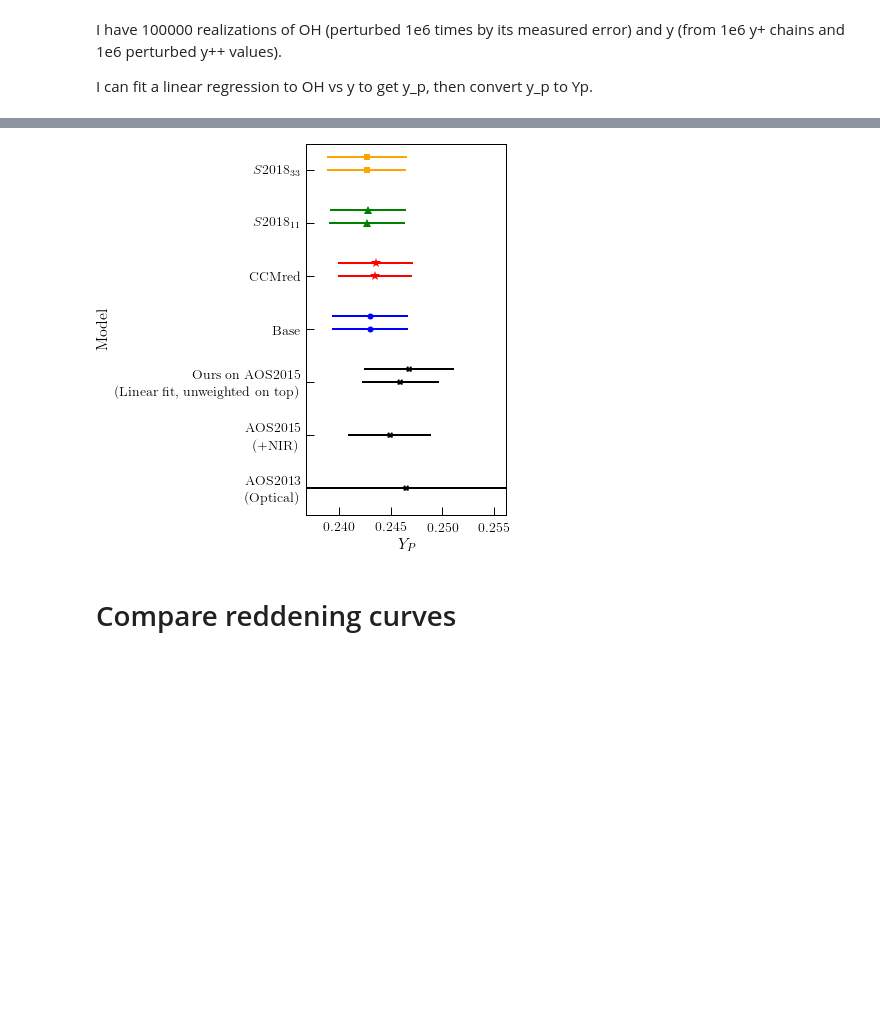
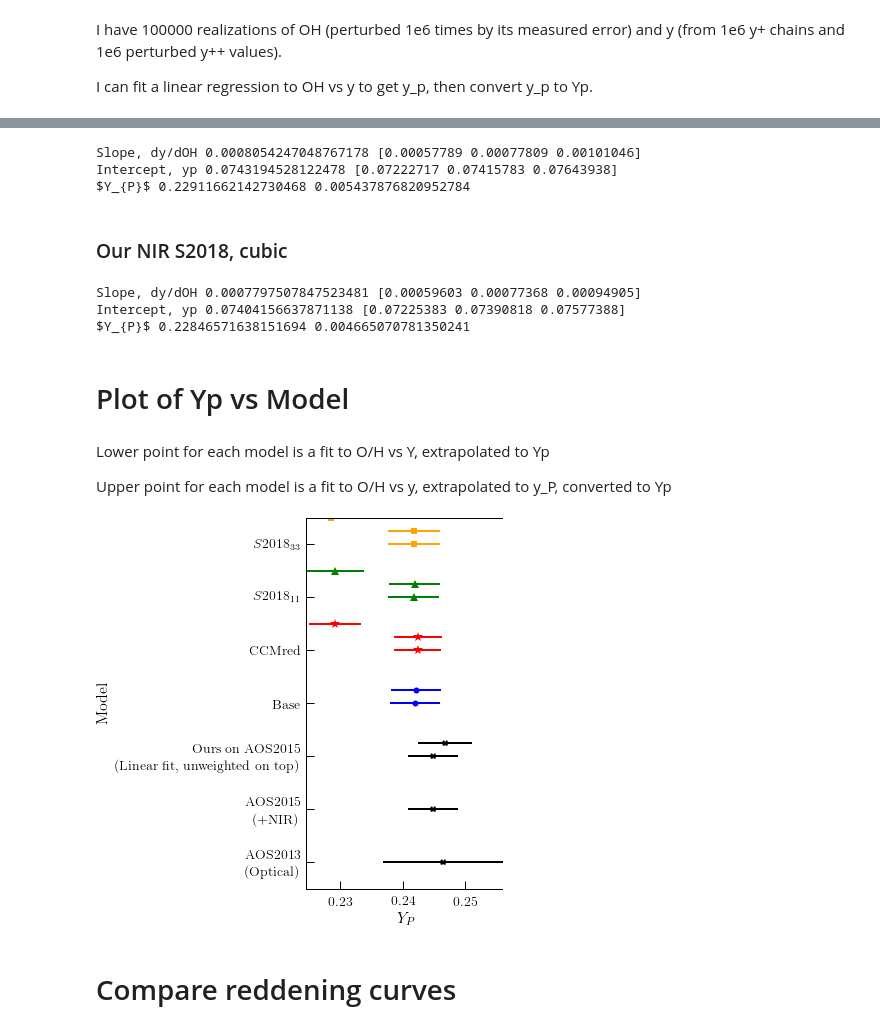
Before and after one commit to tiffanyhsyu/Yp, a Jupyter notebook: compare_MCMC_to_base.ipynb, the cells around one changed output, grey strips where cells are left out. Saved outputs shown, nothing was run; the diff lists cells and outputs as text; code cells hidden in the pictures; blank space fills up the shorter version.

```diff
--- a/compare_MCMC_to_base.ipynb
+++ b/compare_MCMC_to_base.ipynb
@@ -245,0 +283,9 @@ Tol65 [0.07091914 0.00816029 0.18257531 0.71936803 0.24501459 0.
+# %%
+nir_S2018_33_yplus = np.zeros((len(nir_qualifying),num))
+nir_S2018_33_temp = np.zeros((len(nir_qualifying),num))
+nir_S2018_33_dens = np.zeros((len(nir_qualifying),num))
+nir_S2018_33_cHb = np.zeros((len(nir_qualifying),num))
+nir_S2018_33_aH = np.zeros((len(nir_qualifying),num))
+nir_S2018_33_aHe = np.zeros((len(nir_qualifying),num))
+nir_S2018_33_tauHe = np.zeros((len(nir_qualifying),num))
+nir_S2018_33_xi = np.zeros((len(nir_qualifying),num))
@@ -724,28 +960,79 @@ $Y_{P}$ 0.24273872393068574 0.0037252529520718225
+# %%
+nir_S2018_11_yp = np.zeros(num)
+nir_S2018_11_dydOH = np.zeros(num)
+
+for n in range(num):
+    nir_S2018_11_linfit = np.polyfit(nir_OH[:,n], nir_S2018_11_y[:,n], deg=1)#,w=np.std(S2018_11_y[:,n])
+    nir_S2018_11_yp[n] = nir_S2018_11_linfit[1]
+    nir_S2018_11_dydOH[n] = nir_S2018_11_linfit[0]
+
+print ('Slope, dy/dOH', np.mean(nir_S2018_11_dydOH), np.percentile(nir_S2018_11_dydOH, [16, 50, 84], axis=0))
+print ('Intercept, yp', np.mean(nir_S2018_11_yp), np.percentile(nir_S2018_11_yp, [16, 50, 84], axis=0))
+
+nir_S2018_11_Yp2 = 4*nir_S2018_11_yp / (1 + 4*nir_S2018_11_yp)
+
+print (r'$Y_{P}$', np.mean(nir_S2018_11_Yp2), np.std(nir_S2018_11_Yp2))
+# %% [output]
+Slope, dy/dOH 0.0008054247048767178 [0.00057789 0.00077809 0.00101046]
+Intercept, yp 0.0743194528122478 [0.07222717 0.07415783 0.07643938]
+$Y_{P}$ 0.22911662142730468 0.005437876820952784
+# %% [markdown]
+### Our NIR S2018, cubic
+# %%
+nir_S2018_33_yp = np.zeros(num)
+nir_S2018_33_dydOH = np.zeros(num)
+
+for n in range(num):
+    nir_S2018_33_linfit = np.polyfit(nir_OH[:,n], nir_S2018_33_y[:,n], deg=1)#,w=np.std(S2018_33_y[:,n])
+    nir_S2018_33_yp[n] = nir_S2018_33_linfit[1]
+    nir_S2018_33_dydOH[n] = nir_S2018_33_linfit[0]
+
+print ('Slope, dy/dOH', np.mean(nir_S2018_33_dydOH), np.percentile(nir_S2018_33_dydOH, [16, 50, 84], axis=0))
+print ('Intercept, yp', np.mean(nir_S2018_33_yp), np.percentile(nir_S2018_33_yp, [16, 50, 84], axis=0))
+
+nir_S2018_33_Yp2 = 4*nir_S2018_33_yp / (1 + 4*nir_S2018_33_yp)
+
+print (r'$Y_{P}$', np.mean(nir_S2018_33_Yp2), np.std(nir_S2018_33_Yp2))
+# %% [output]
+Slope, dy/dOH 0.0007797507847523481 [0.00059603 0.00077368 0.00094905]
+Intercept, yp 0.07404156637871138 [0.07225383 0.07390818 0.07577388]
+$Y_{P}$ 0.22846571638151694 0.004665070781350241
+# %% [markdown]
+# Plot of Yp vs Model
+# %% [markdown]
+Lower point for each model is a fit to O/H vs Y, extrapolated to Yp
+
+Upper point for each model is a fit to O/H vs y, extrapolated to y_P, converted to Yp
 # %%
 plt.subplots(figsize=(6,6))
 plt.errorbar(0.2465, -1, xerr=0.0097, marker='X', color='black') # AOS2013
 plt.errorbar(0.2449, 0, xerr=0.004, marker='X', color='black') # AOS 2015
 plt.errorbar(np.mean(our_Yp), 1, xerr=[[np.percentile(our_Yp,50)-np.percentile(our_Yp,15.865),np.percentile(our_Yp,84.135)-np.percentile(our_Yp,50)]], marker='X', color='black')
 plt.errorbar(np.mean(base_Yp), 2, xerr=[[np.percentile(base_Yp,50)-np.percentile(base_Yp,15.865),np.percentile(base_Yp,84.135)-np.percentile(base_Yp,50)]], marker='o', color='blue')
 plt.errorbar(np.mean(CCMred_Yp), 3, xerr=[[np.percentile(CCMred_Yp,50)-np.percentile(CCMred_Yp,15.865),np.percentile(CCMred_Yp,84.135)-np.percentile(CCMred_Yp,50)]], marker='*', markersize=10, color='red')
 plt.errorbar(np.mean(S2018_11_Yp), 4, xerr=[[np.percentile(S2018_11_Yp,50)-np.percentile(S2018_11_Yp,15.865),np.percentile(S2018_11_Yp,84.135)-np.percentile(S2018_11_Yp,50)]], marker='^', markersize=8, color='green')
 plt.errorbar(np.mean(S2018_33_Yp), 5, xerr=[[np.percentile(S2018_33_Yp,50)-np.percentile(S2018_33_Yp,15.865),np.percentile(S2018_33_Yp,84.135)-np.percentile(S2018_33_Yp,50)]], marker='s', markersize=6, color='orange')
 # Extrapolate to y_p, then convert to Yp, using O/H=0
 plt.errorbar(np.mean(our_Yp2), 1.25, xerr=[[np.percentile(our_Yp2,50)-np.percentile(our_Yp2,15.865),np.percentile(our_Yp2,84.135)-np.percentile(our_Yp2,50)]], marker='X', color='black')
 plt.errorbar(np.mean(base_Yp2), 2.25, xerr=[[np.percentile(base_Yp2,50)-np.percentile(base_Yp2,15.865),np.percentile(base_Yp2,84.135)-np.percentile(base_Yp2,50)]], marker='o', color='blue')
 plt.errorbar(np.mean(CCMred_Yp2), 3.25, xerr=[[np.percentile(CCMred_Yp2,50)-np.percentile(CCMred_Yp2,15.865),np.percentile(CCMred_Yp2,84.135)-np.percentile(CCMred_Yp2,50)]], marker='*', markersize=10, color='red')
 plt.errorbar(np.mean(S2018_11_Yp2), 4.25, xerr=[[np.percentile(S2018_11_Yp2,50)-np.percentile(S2018_11_Yp2,15.865),np.percentile(S2018_11_Yp2,84.135)-np.percentile(S2018_11_Yp2,50)]], marker='^', markersize=8, color='green')
 plt.errorbar(np.mean(S2018_33_Yp2), 5.25, xerr=[[np.percentile(S2018_33_Yp2,50)-np.percentile(S2018_33_Yp2,15.865),np.percentile(S2018_33_Yp2,84.135)-np.percentile(S2018_33_Yp2,50)]], marker='s', markersize=6, color='orange')
+# Extrapolate to y_p, then convert to Yp, using O/H=0
+plt.errorbar(np.mean(nir_CCMred_Yp2), 3.5, xerr=[[np.percentile(nir_CCMred_Yp2,50)-np.percentile(nir_CCMred_Yp2,15.865),np.percentile(nir_CCMred_Yp2,84.135)-np.percentile(nir_CCMred_Yp2,50)]], marker='*', markersize=10, color='red')
+plt.errorbar(np.mean(nir_S2018_11_Yp2), 4.5, xerr=[[np.percentile(nir_S2018_11_Yp2,50)-np.percentile(nir_S2018_11_Yp2,15.865),np.percentile(nir_S2018_11_Yp2,84.135)-np.percentile(nir_S2018_11_Yp2,50)]], marker='^', markersize=8, color='green')
+plt.errorbar(np.mean(nir_S2018_33_Yp2), 5.5, xerr=[[np.percentile(nir_S2018_33_Yp2,50)-np.percentile(nir_S2018_33_Yp2,15.865),np.percentile(nir_S2018_33_Yp2,84.135)-np.percentile(nir_S2018_33_Yp2,50)]], marker='s', markersize=6, color='orange')
+
 
 
 plt.ylim(-1.5, 5.5)
 plt.xlabel(r'$Y_{P}$')
 plt.ylabel('Model')
 plt.yticks(np.arange(-1,6),['AOS2013 \n (Optical)', 'AOS2015 \n (+NIR)', 'Ours on AOS2015 \n (Linear fit, unweighted on top)', 'Base', 'CCMred', r'$S2018_{11}$', r'$S2018_{33}$'])
 #plt.savefig('/Users/thsyu/Dropbox/BCDs/primordial_helium/Yp_vs_model.pdf', overwrite=True)
 plt.show()
 # %% [output]
-[figure, old version]
+[figure, new version]
 # %% [markdown]
 # Compare reddening curves
 # %%
```
Also changed, not shown: parts of 44 cells of this notebook, 5 other files.
